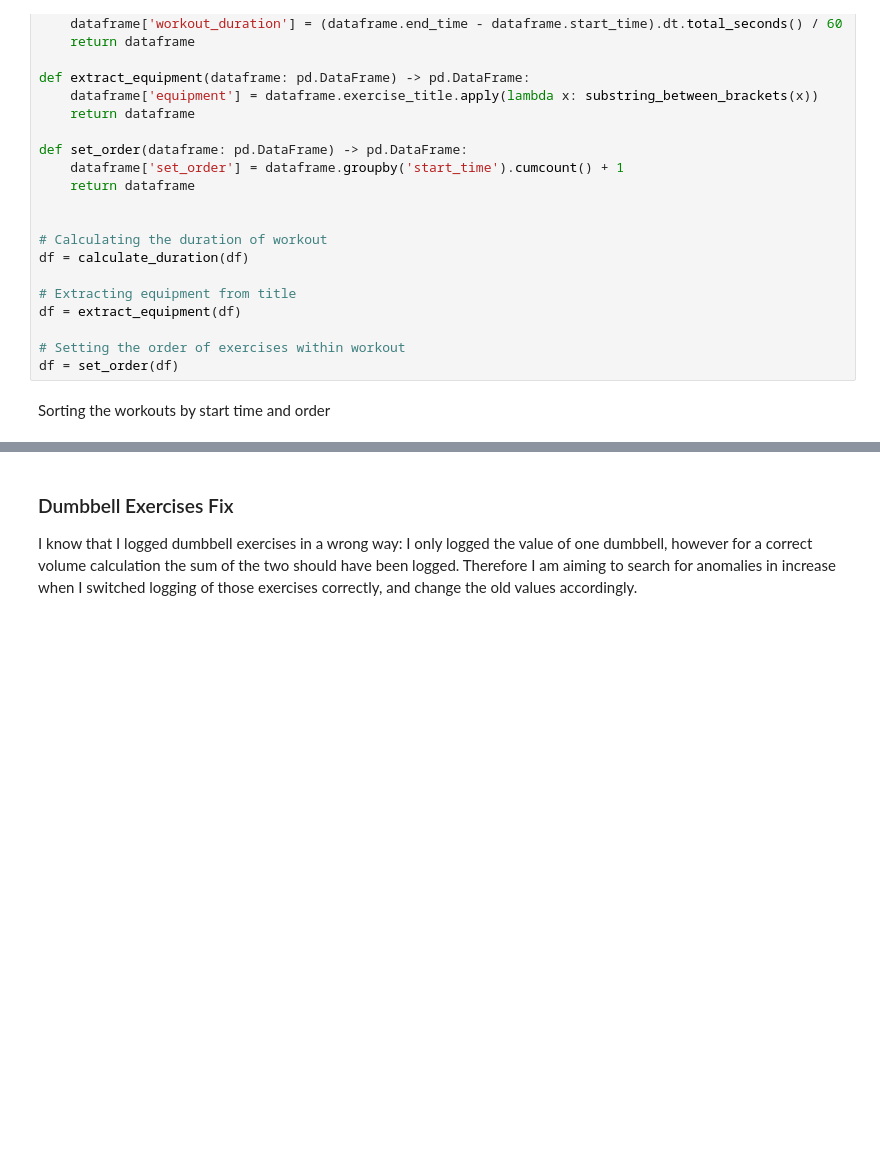
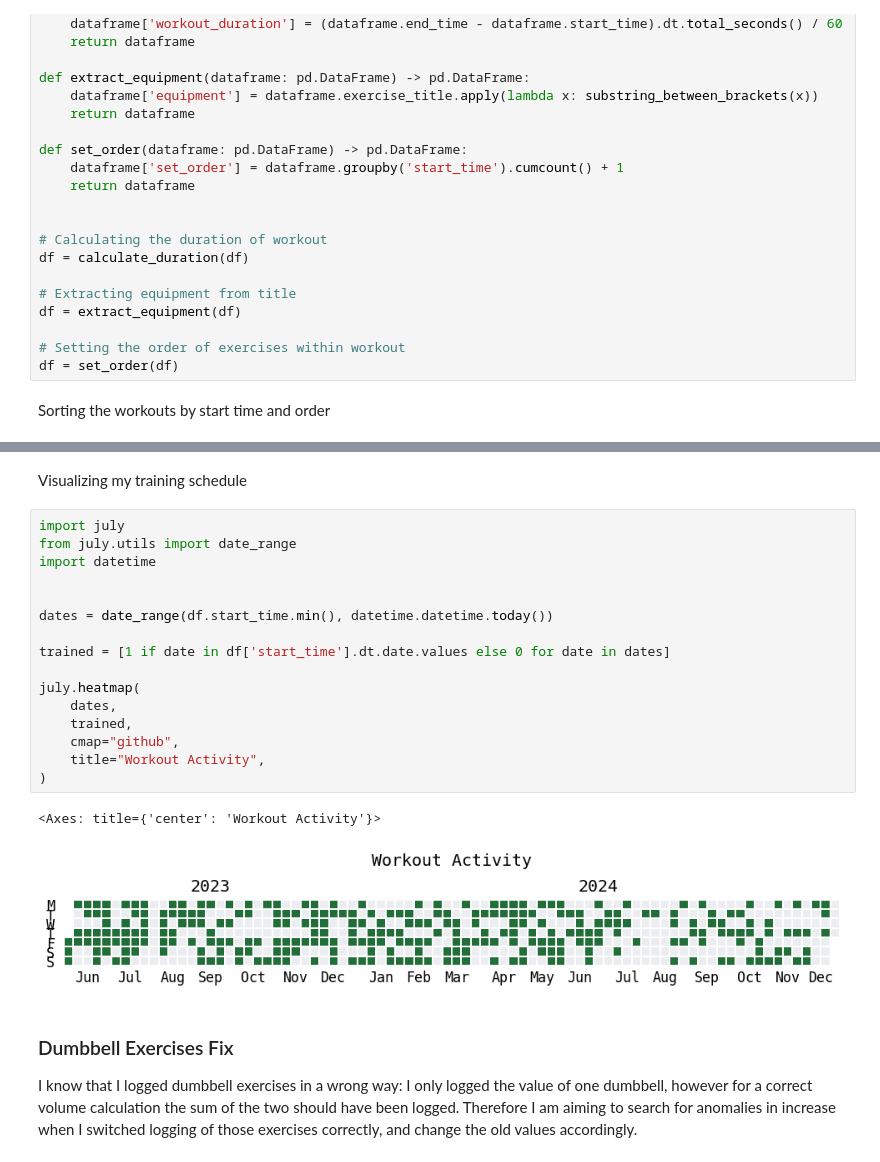
Before and after one commit to GuTory/workout-analysis, a Jupyter notebook: workout.ipynb, the cells around one changed output, grey strips where cells are left out. Cells and saved outputs as stored; diff of their text form; blank space fills up the shorter version.

Commit message:
changing workout file and adding github like activity

```diff
--- a/workout.ipynb
+++ b/workout.ipynb
@@ -158,6 +174,27 @@ df.head()
 | 2 | Cardio sesh | 2023-06-04 19:11:00 | 2023-06-04 19:56:00 |  | Treadmill |  |  | 0 | ... |
 | 3 | Legs Hamstrings | 2023-06-05 18:34:00 | 2023-06-05 19:43:00 |  | Romanian Deadlift (Dumbbell) |  |  | 0 | ... |
 | 4 | Legs Hamstrings | 2023-06-05 18:34:00 | 2023-06-05 19:43:00 |  | Romanian Deadlift (Dumbbell) |  |  | 1 | ... |
+# %% [markdown]
+Visualizing my training schedule
+# %%
+import july
+from july.utils import date_range
+import datetime
+
+
+dates = date_range(df.start_time.min(), datetime.datetime.today())
+
+trained = [1 if date in df['start_time'].dt.date.values else 0 for date in dates]
+
+july.heatmap(
+    dates,
+    trained,
+    cmap="github",
+    title="Workout Activity",
+)
+# %% [output]
+<Axes: title={'center': 'Workout Activity'}>
+[figure, added]
 # %% [markdown]
 ### Dumbbell Exercises Fix
 
```
Also changed, not shown: parts of 1 cell of this notebook.
